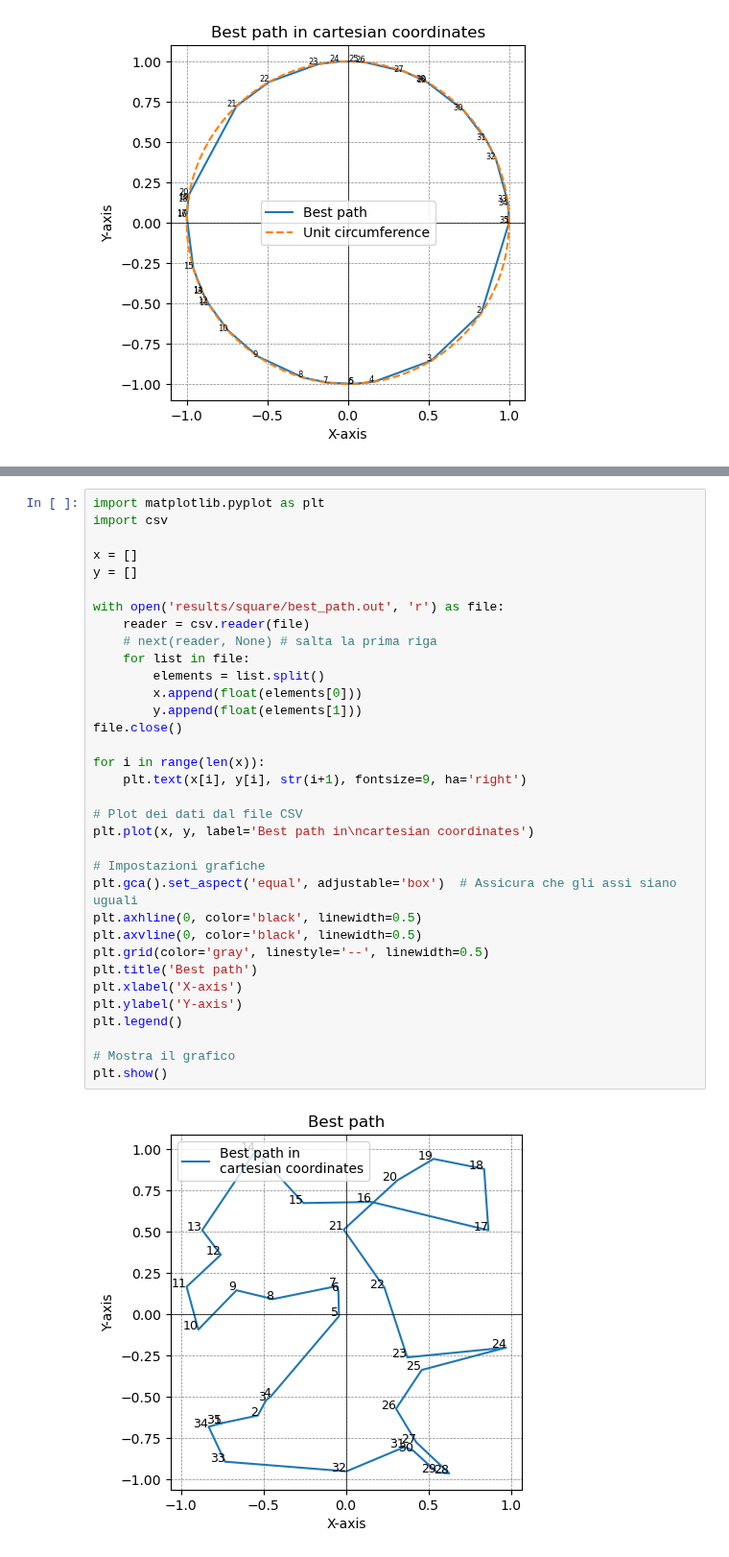
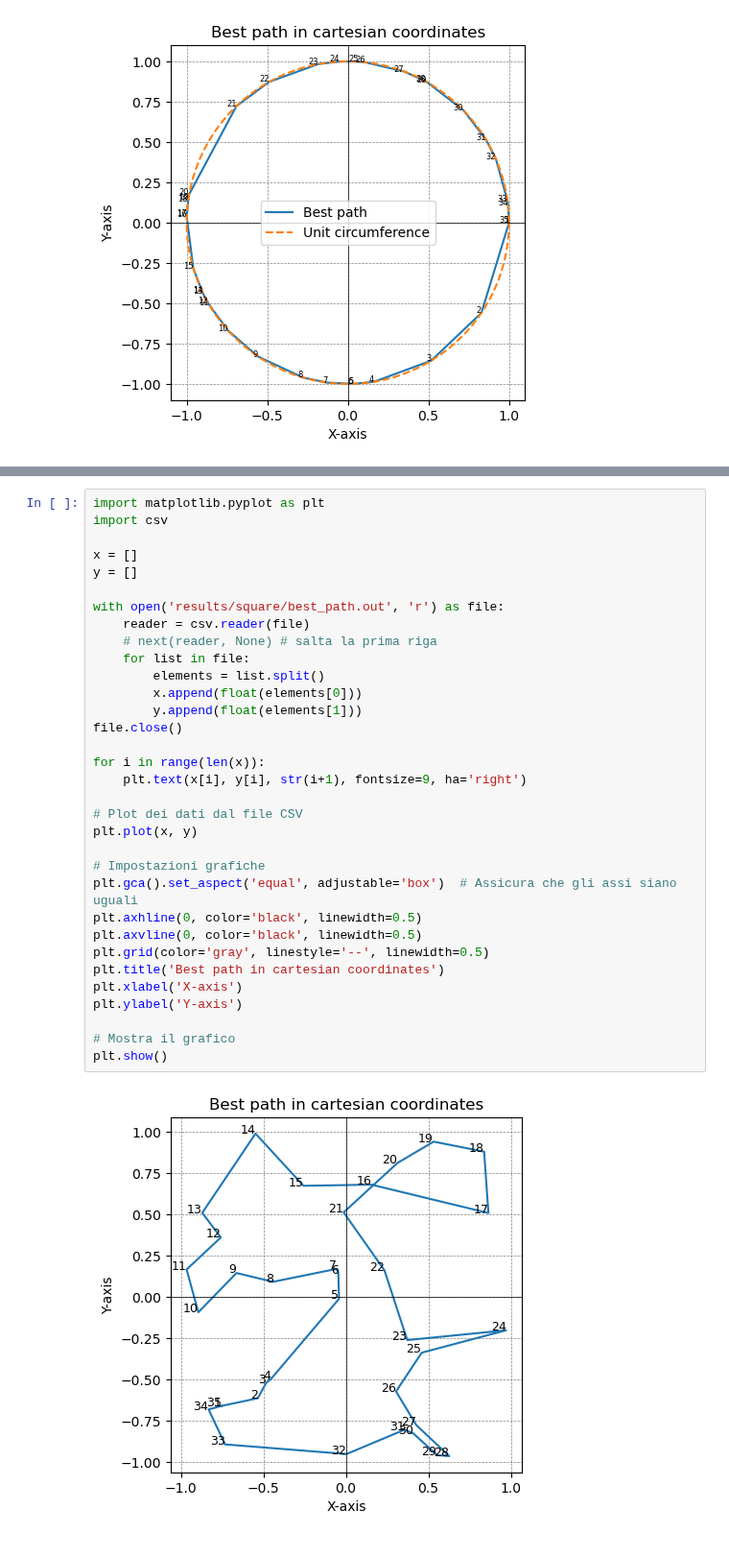
Before and after one commit to edoiannu/LSN_Exercises_Iannucci, a Jupyter notebook: Exercises_09/LSN_Exercises_09.ipynb, the cells around one changed output, grey strips where cells are left out. Shown at 96% size. Drawn from its saved outputs; the diff is of its cells as text.

```diff
--- a/Exercises_09/LSN_Exercises_09.ipynb
+++ b/Exercises_09/LSN_Exercises_09.ipynb
@@ -247,34 +247,33 @@ import matplotlib.pyplot as plt
 import csv
 
 x = []
 y = []
 
 with open('results/square/best_path.out', 'r') as file:
     reader = csv.reader(file)
     # next(reader, None) # salta la prima riga
     for list in file:
         elements = list.split()
         x.append(float(elements[0]))
         y.append(float(elements[1]))
 file.close()
 
 for i in range(len(x)):
     plt.text(x[i], y[i], str(i+1), fontsize=9, ha='right')
 
 # Plot dei dati dal file CSV
-plt.plot(x, y, label='Best path in\ncartesian coordinates')
+plt.plot(x, y)
 
 # Impostazioni grafiche
 plt.gca().set_aspect('equal', adjustable='box')  # Assicura che gli assi siano uguali
 plt.axhline(0, color='black', linewidth=0.5)
 plt.axvline(0, color='black', linewidth=0.5)
 plt.grid(color='gray', linestyle='--', linewidth=0.5)
-plt.title('Best path')
+plt.title('Best path in cartesian coordinates')
 plt.xlabel('X-axis')
 plt.ylabel('Y-axis')
-plt.legend()
 
 # Mostra il grafico
 plt.show()
 # %% [output]
-[figure, old version]
+[figure, new version]
```
Also changed, not shown: parts of 2 cells of this notebook, 46 other files.
